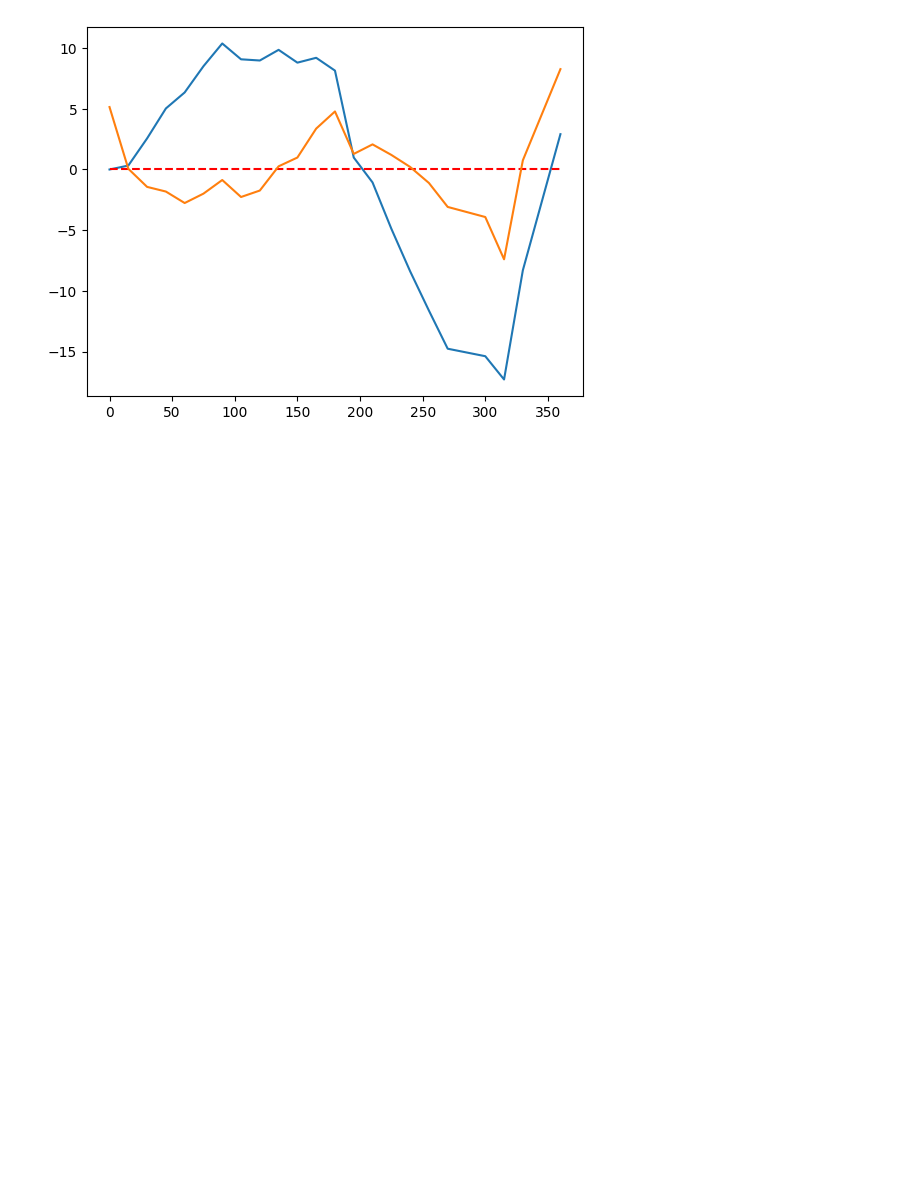
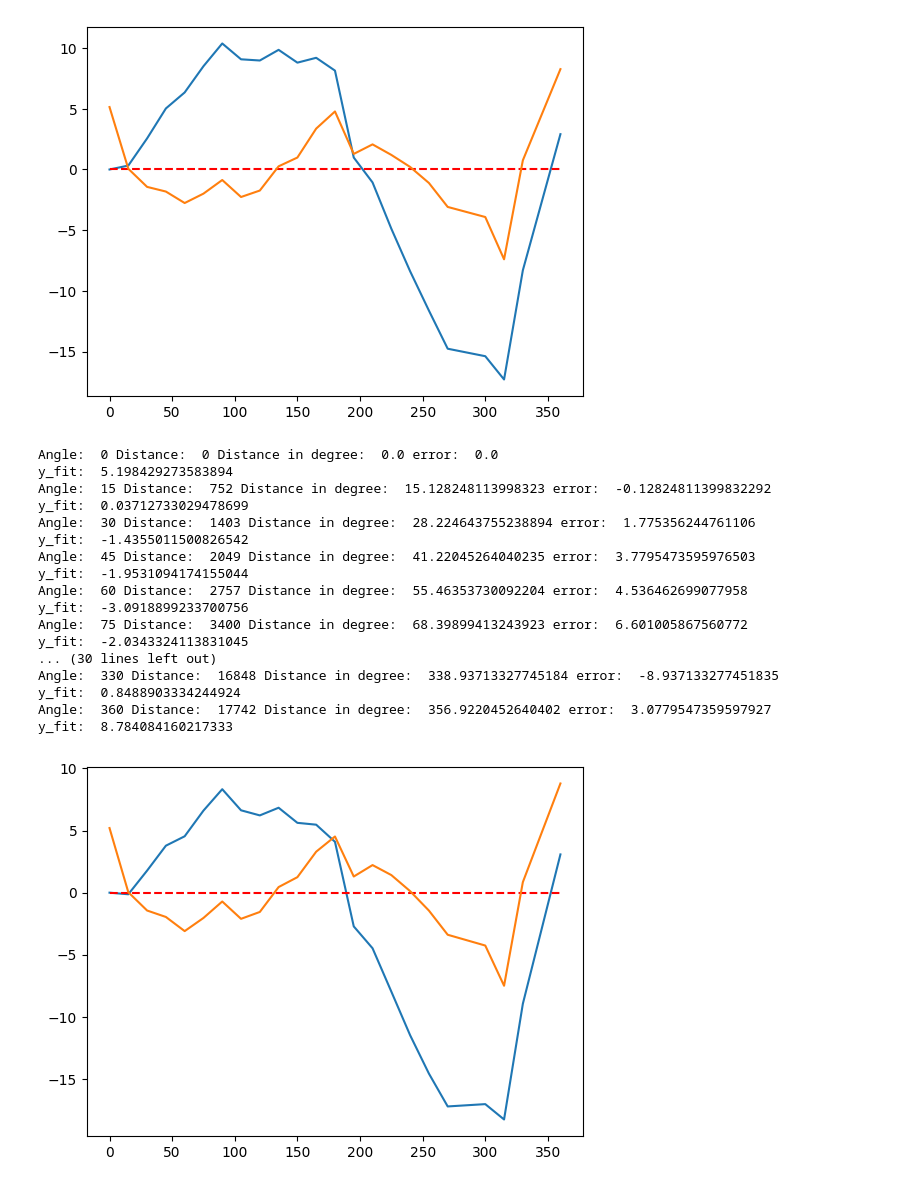
Before and after one commit to NickiBroichhausen/starmapper, a Jupyter notebook: image-analyzer.ipynb, the cells around one changed output. Saved outputs shown, nothing was run; the diff lists cells and outputs as text; code cells hidden in the pictures; blank space fills up the shorter version.

```diff
--- a/image-analyzer.ipynb
+++ b/image-analyzer.ipynb
@@ -861,3 +845,49 @@ y_fit:  0.754155704794357
 Angle:  360 Distance:  18661 Distance in degree:  357.0913729867645 error:  2.9086270132355025
 y_fit:  8.263510572441135
 [figure]
+# %%
+import matplotlib.pyplot as plt
+import os
+import numpy as np
+
+distances = [0, 752, 1403, 2049, 2757, 3400, 4060, 4890, 5656, 6371, 7177, 7930, 8744, 9828, 10661, 11580, 12500, 13399, 14276, 15758, 16565, 16848, 17742]
+angles = [0, 15, 30, 45, 60, 75, 90, 105, 120, 135, 150, 165, 180, 195, 210, 225, 240, 255, 270, 300, 315, 330, 360]
+errors = []
+
+folder = "images_manual_full"
+panorama_curvature_params = np.load(os.path.join(folder, "panorama_curvature_params.npy"))
+cubic_poly = np.poly1d(panorama_curvature_params)            # Create a polynomial function
+fitted = []
+
+for i, d in enumerate(distances):
+    print("Angle: ", angles[i], "Distance: ", d, "Distance in degree: ", d/17895*360, "error: ", (angles[i] - d/17895*360))
+    errors.append(angles[i] - d/17895*360 )
+    y_fit = cubic_poly(d)
+    fitted.append(angles[i] - y_fit)
+    print("y_fit: ", angles[i] - y_fit)
+
+plt.plot(angles, errors)
+#zero line
+plt.plot([0, 360], [0, 0], linestyle='--', color='red', label="Zero line")
+#plot fited y
+plt.plot(angles, fitted, label="Fitted error")
+plt.show()
+# %% [output]
+Angle:  0 Distance:  0 Distance in degree:  0.0 error:  0.0
+y_fit:  5.198429273583894
+Angle:  15 Distance:  752 Distance in degree:  15.128248113998323 error:  -0.12824811399832292
+y_fit:  0.03712733029478699
+Angle:  30 Distance:  1403 Distance in degree:  28.224643755238894 error:  1.775356244761106
+y_fit:  -1.4355011500826542
+Angle:  45 Distance:  2049 Distance in degree:  41.22045264040235 error:  3.7795473595976503
+y_fit:  -1.9531094174155044
+Angle:  60 Distance:  2757 Distance in degree:  55.46353730092204 error:  4.536462699077958
+y_fit:  -3.0918899233700756
+Angle:  75 Distance:  3400 Distance in degree:  68.39899413243923 error:  6.601005867560772
+y_fit:  -2.0343324113831045
+... (30 lines left out)
+Angle:  330 Distance:  16848 Distance in degree:  338.93713327745184 error:  -8.937133277451835
+y_fit:  0.8488903334244924
+Angle:  360 Distance:  17742 Distance in degree:  356.9220452640402 error:  3.0779547359597927
+y_fit:  8.784084160217333
+[figure, added]
```
Also changed, not shown: parts of 4 cells of this notebook, 1 other file.
